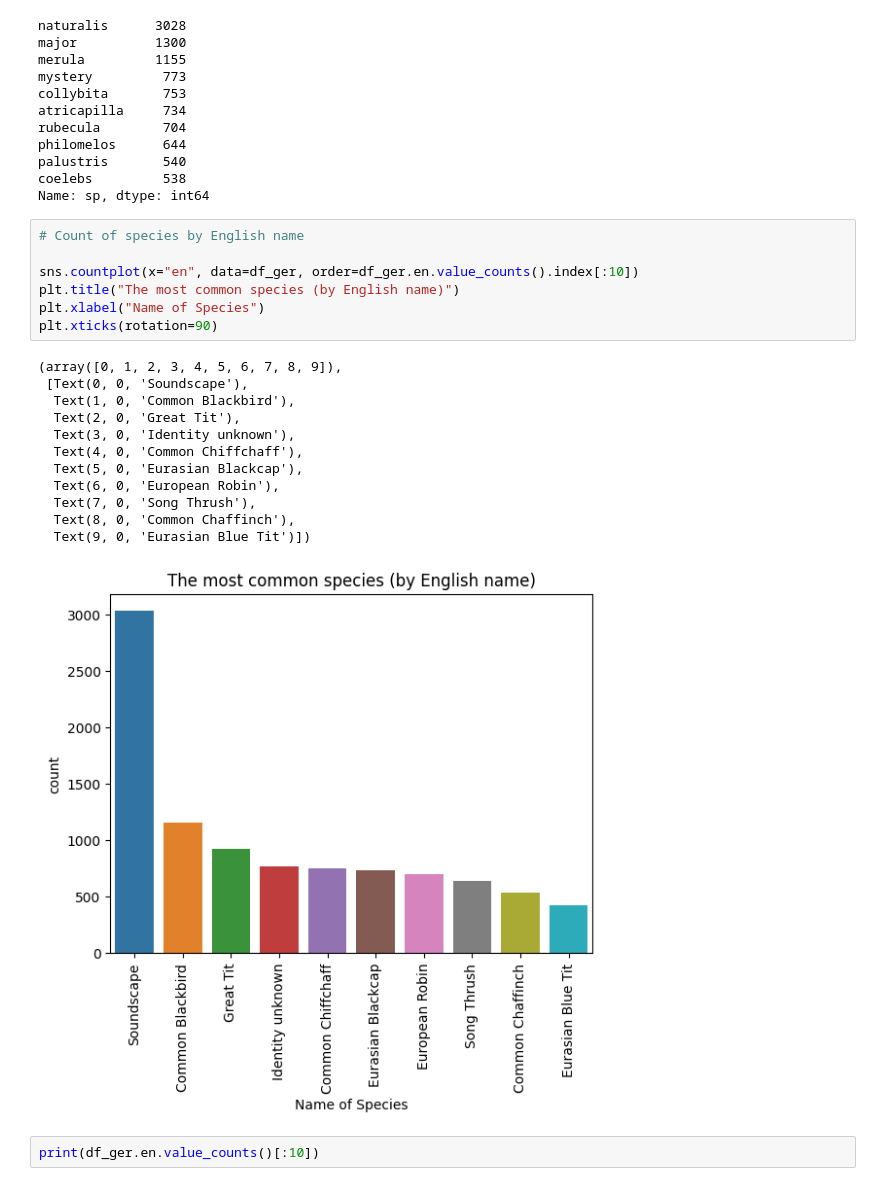
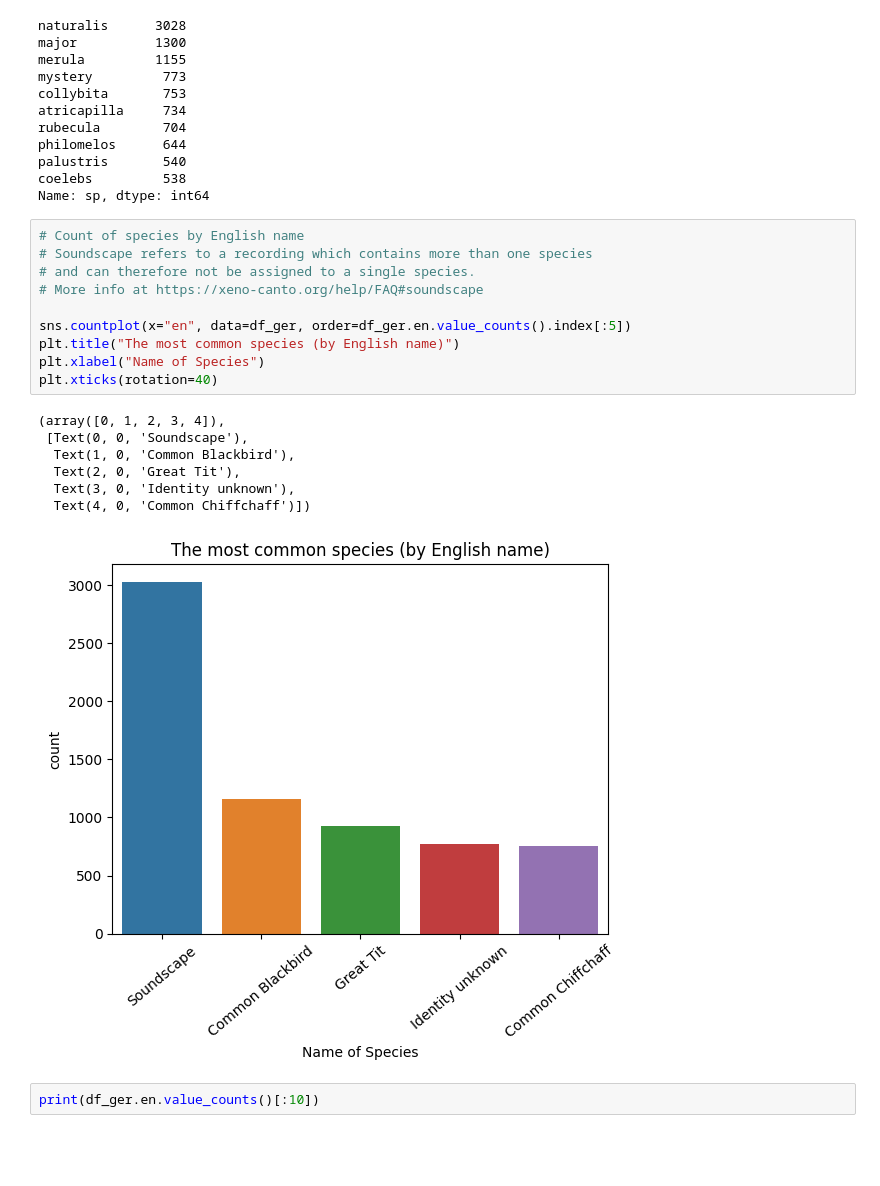
Before and after one commit to Till1983/xeno-canto-project-FS2022, a Jupyter notebook: eda-germany.ipynb, the cells around one changed output. Saved outputs shown, nothing was run; the diff lists cells and outputs as text; blank space fills up the shorter version.

Commit message:
Description of the term 'soundscape'

```diff
--- a/eda-germany.ipynb
+++ b/eda-germany.ipynb
@@ -103,24 +103,22 @@ coelebs         538
 Name: sp, dtype: int64
 # %%
 # Count of species by English name
+# Soundscape refers to a recording which contains more than one species
+# and can therefore not be assigned to a single species.
+# More info at https://xeno-canto.org/help/FAQ#soundscape
 
-sns.countplot(x="en", data=df_ger, order=df_ger.en.value_counts().index[:10])
+sns.countplot(x="en", data=df_ger, order=df_ger.en.value_counts().index[:5])
 plt.title("The most common species (by English name)")
 plt.xlabel("Name of Species")
-plt.xticks(rotation=90)
+plt.xticks(rotation=40)
 # %% [output]
-(array([0, 1, 2, 3, 4, 5, 6, 7, 8, 9]),
+(array([0, 1, 2, 3, 4]),
  [Text(0, 0, 'Soundscape'),
   Text(1, 0, 'Common Blackbird'),
   Text(2, 0, 'Great Tit'),
   Text(3, 0, 'Identity unknown'),
-  Text(4, 0, 'Common Chiffchaff'),
-  Text(5, 0, 'Eurasian Blackcap'),
-  Text(6, 0, 'European Robin'),
-  Text(7, 0, 'Song Thrush'),
-  Text(8, 0, 'Common Chaffinch'),
-  Text(9, 0, 'Eurasian Blue Tit')])
+  Text(4, 0, 'Common Chiffchaff')])
-[figure, old version]
+[figure, new version]
 # %%
 print(df_ger.en.value_counts()[:10])
 # %% [output]
```
Also changed, not shown: parts of 2 cells of this notebook.
